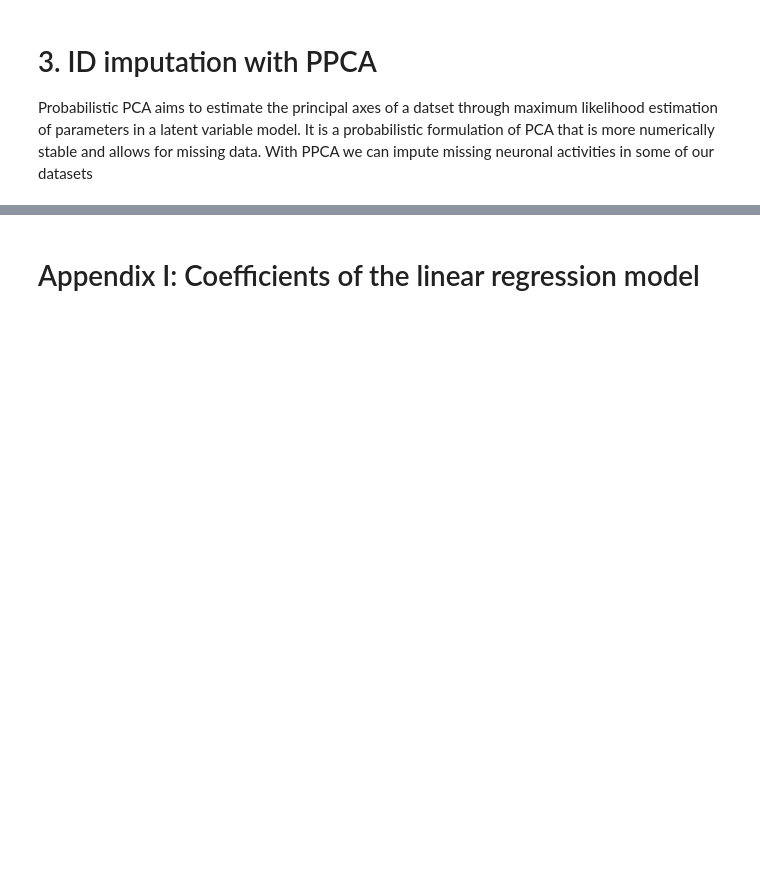
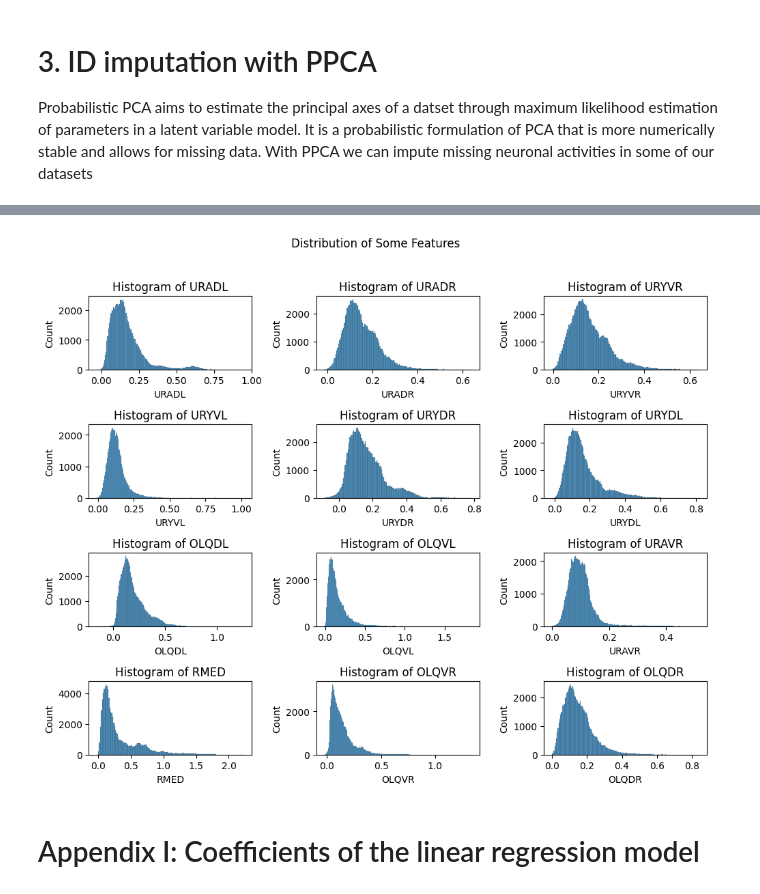
Before and after one commit to Zimmer-lab/neumandy, a Jupyter notebook: data/exploration_wrangling.ipynb, the cells around one changed output, grey strips where cells are left out. Drawn from its saved outputs; the diff is of its cells as text; code cells hidden in the pictures; blank space fills up the shorter version.

```diff
--- a/data/exploration_wrangling.ipynb
+++ b/data/exploration_wrangling.ipynb
@@ -107,4 +134,19 @@ Dataframes stored as a .pkl file. Refer to documentation to load the file.
 88544 rows × 73 columns
+# %%
+feature_names2 = imputed_dataframe.columns
+
+# Create a grid of histograms
+fig, axes = plt.subplots(nrows=4, ncols=3, figsize=(10, 8))
+fig.suptitle('Distribution of Some Features', y=1.02)
+
+for i, ax in enumerate(axes.flat):
+    sns.histplot(imputed_dataframe, x=feature_names2[i], ax=ax)
+    ax.set(title=f'Histogram of {feature_names2[i]}')
+
+plt.tight_layout()
+plt.show()
+# %% [output]
+[figure, added]
 # %% [markdown]
 # Appendix I: Coefficients of the linear regression model
 # %% [markdown]
```
Also changed, not shown: parts of 4 cells of this notebook, 2 other files.
